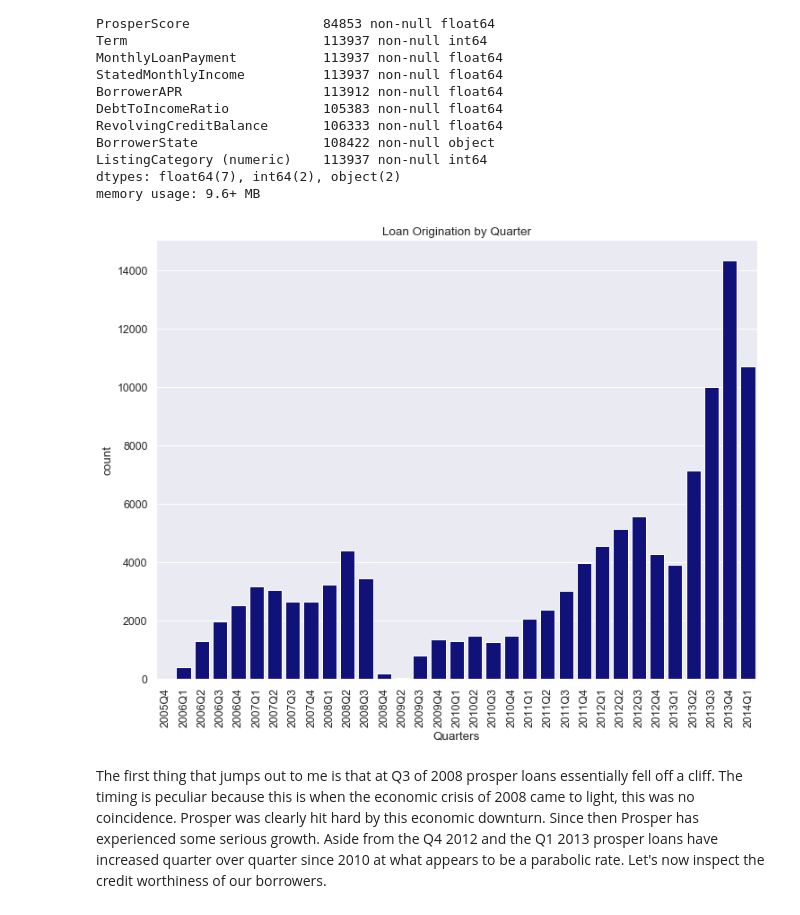
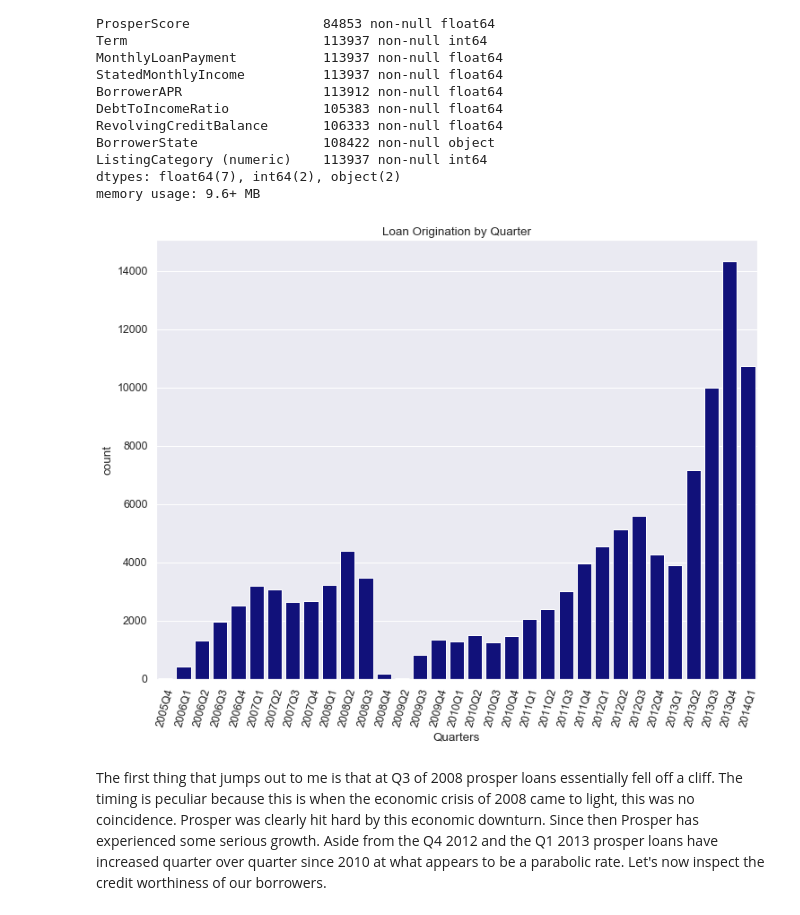
Before and after one commit to justinolgui/Communicate-Data-Findings, a Jupyter notebook: exploration_template.ipynb, the cells around one changed output. Drawn from its saved outputs; the diff is of its cells as text; code cells hidden in the pictures.

```diff
--- a/exploration_template.ipynb
+++ b/exploration_template.ipynb
@@ -173,12 +171,12 @@ quarters = sorted(quarters)
 # %%
 #Draw our distribution
 plt.figure(figsize=(12, 9))
 sb.set(style="darkgrid")
 sb.set(font_scale=1.12)
-sb.countplot(x='Quarters', data=Condensed_prosper, color="darkblue", order=quarters);
-plt.xticks(rotation=90);
+g = sb.countplot(x='Quarters', data=Condensed_prosper, color="darkblue", order=quarters);
+g.set_xticklabels(g.get_xticklabels(), rotation=75)
 plt.title('Loan Origination by Quarter');
 # %% [output]
-[figure, old version]
+[figure, new version]
 # %% [markdown]
 The first thing that jumps out to me is that at Q3 of 2008 prosper loans essentially fell off a cliff. The timing is peculiar because this is when the economic crisis of 2008 came to light, this was no coincidence. Prosper was clearly hit hard by this economic downturn. Since then Prosper has experienced some serious growth. Aside from the Q4 2012 and the Q1 2013 prosper loans have increased quarter over quarter since 2010 at what appears to be a parabolic rate. Let's now inspect the credit worthiness of our borrowers.
```
Also changed, not shown: parts of 66 cells of this notebook.
